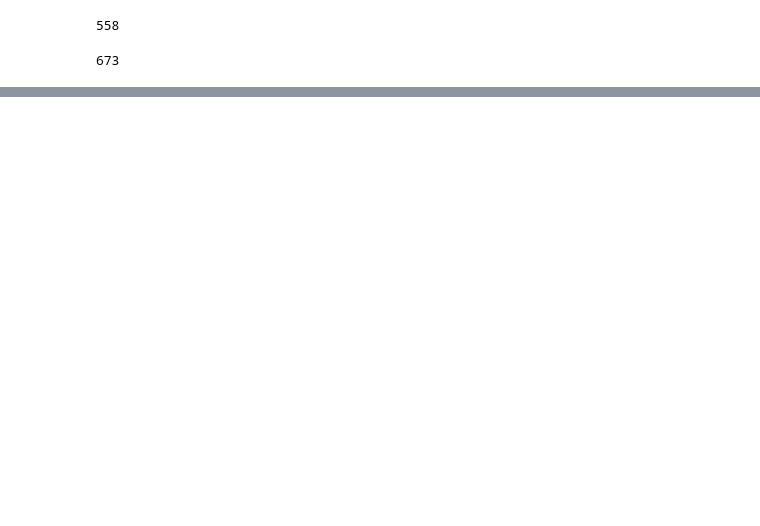
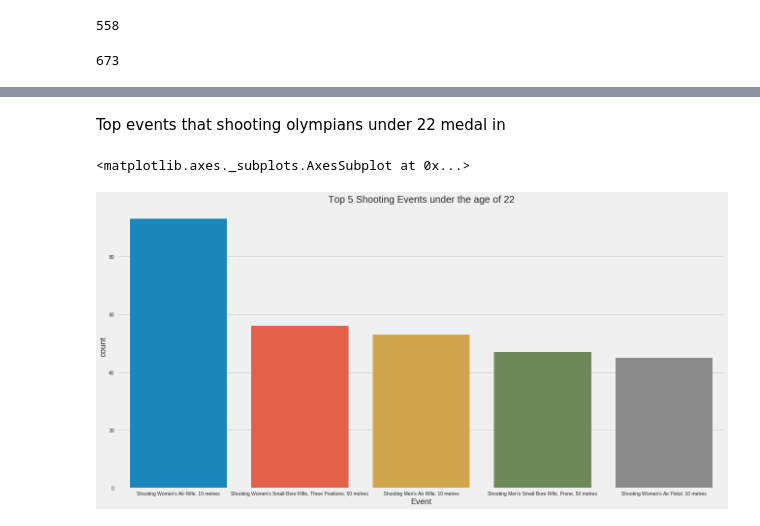
Before and after one commit to KenJiangg/Exploring-Datasets, a Jupyter notebook: Olympics_.ipynb, the cells around one changed output, grey strips where cells are left out. Saved outputs shown, nothing was run; the diff lists cells and outputs as text; code cells hidden in the pictures; blank space fills up the shorter version.

```diff
--- a/Olympics_.ipynb
+++ b/Olympics_.ipynb
@@ -201,0 +223,10 @@ shootSport['ID'][shootSport['Age']<22].count()
+# %% [markdown]
+Top events that shooting olympians under 22 medal in
+# %%
+plt.figure(figsize=(20,10))
+plt.tight_layout()
+plt.title('Top 5 Shooting Events under the age of 22')
+sns.countplot(youngShootSport,order=youngShootSport.value_counts().iloc[:5].index)
+# %% [output]
+<matplotlib.axes._subplots.AxesSubplot at 0x...>
+[figure, added]
```
Also changed, not shown: parts of 19 cells of this notebook.
